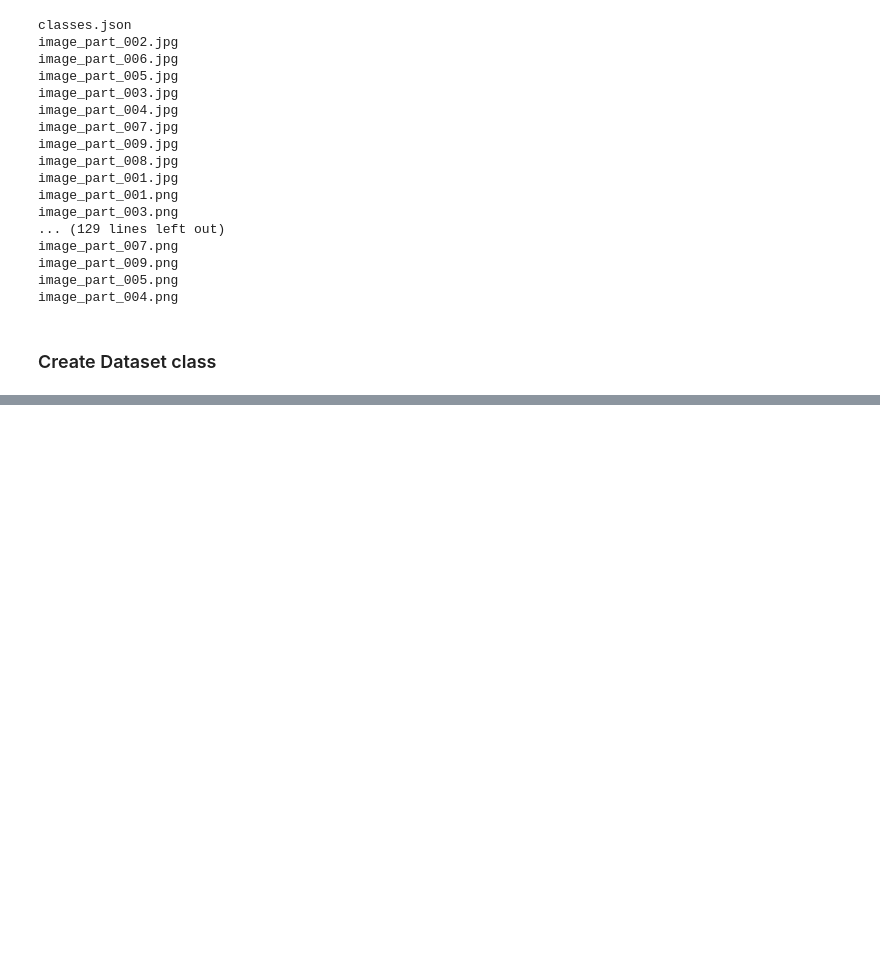
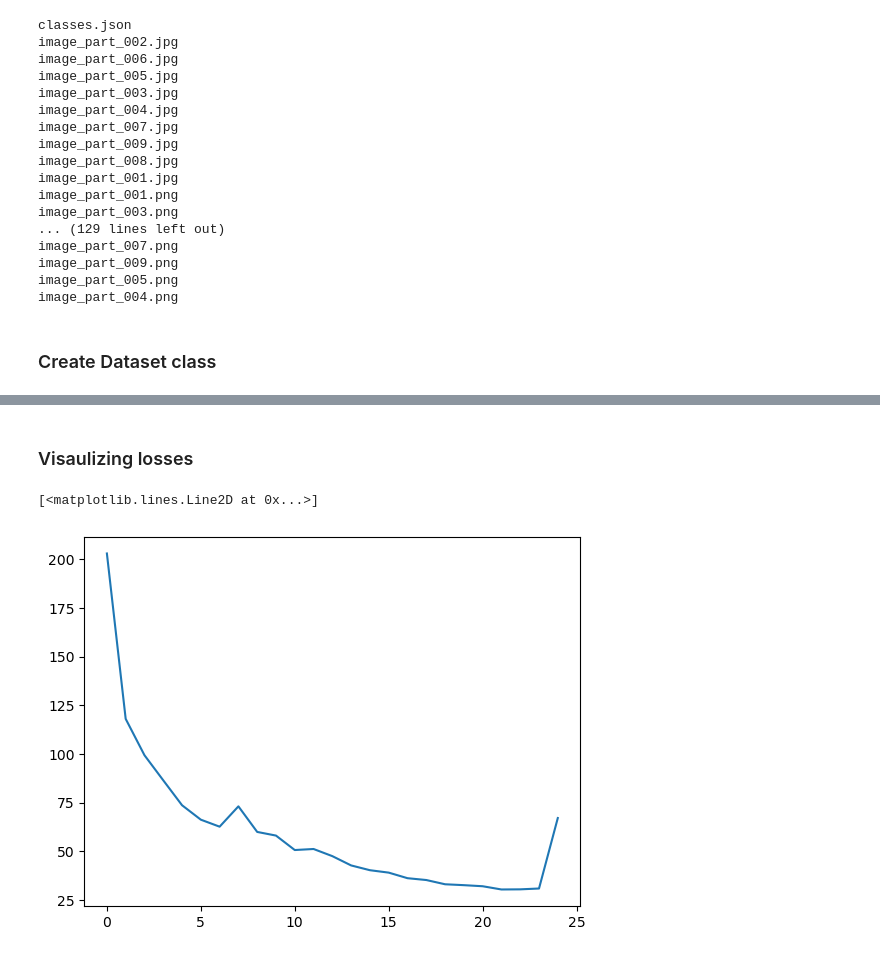
Before and after one commit to mridul3301/Segmantic-Segmentation, a Jupyter notebook: segmantic-segmentation-i.ipynb, the cells around one changed output, grey strips where cells are left out. Drawn from its saved outputs; the diff is of its cells as text; code cells hidden in the pictures; blank space fills up the shorter version.

```diff
--- a/segmantic-segmentation-i.ipynb
+++ b/segmantic-segmentation-i.ipynb
@@ -207,0 +302,4 @@ train_ds[0]
+# %%
+optimizer = torch.optim.Adam([dict(params = model.parameters(), lr = 0.0001)])
+# %%
+criterion = nn.CrossEntropyLoss()
@@ -207,0 +308,2 @@ train_ds[0]
+# %%
+train_losses, val_losses = [], []
@@ -207,0 +371,10 @@ train_ds[0]
+# %% [markdown]
+### Visaulizing losses
+# %%
+train_losses = [tensor.cpu().detach().numpy() for tensor in train_losses]
+#val_losses = [tensor.cpu() for tensor in val_losses]
+# %%
+plt.plot(train_losses)
+# %% [output]
+[<matplotlib.lines.Line2D at 0x...>]
+[figure, added]
```
Also changed, not shown: parts of 44 cells of this notebook.
